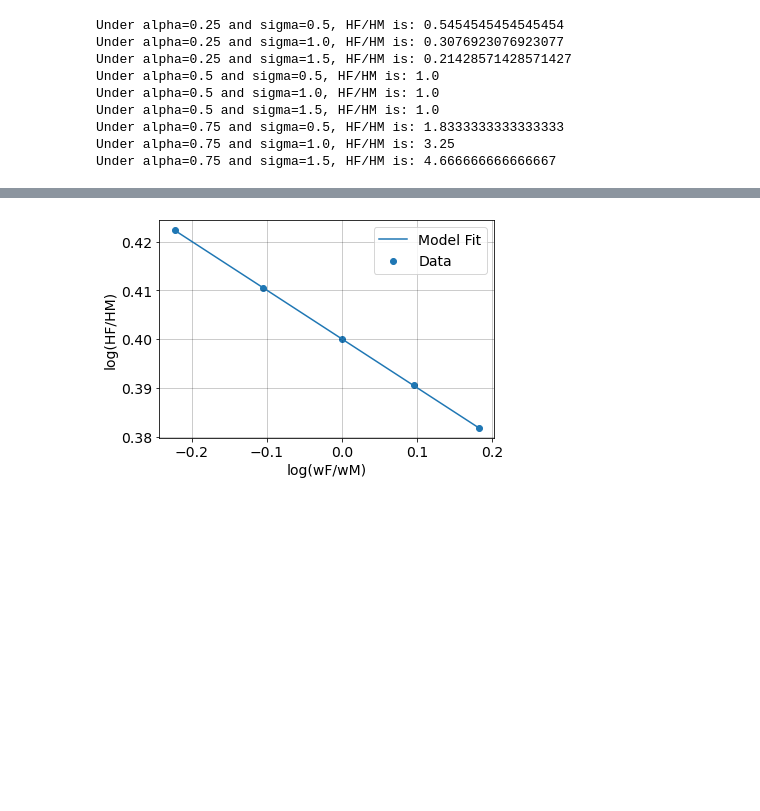
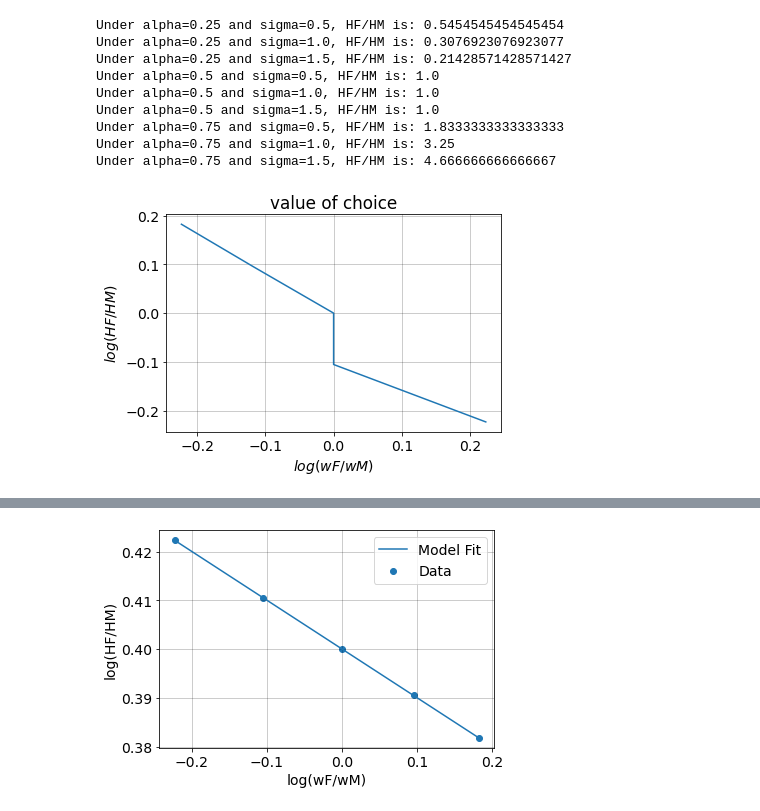
Before and after one commit to NumEconCopenhagen/projects-2023-team-copenhagen, a Jupyter notebook: inauguralproject/Masa.ipynb, the cells around one changed output, grey strips where cells are left out. Drawn from its saved outputs; the diff is of its cells as text; code cells hidden in the pictures; blank space fills up the shorter version.

```diff
--- a/inauguralproject/Masa.ipynb
+++ b/inauguralproject/Masa.ipynb
@@ -199,6 +199,39 @@ Under alpha=0.5 and sigma=1.5, HF/HM is: 1.0
 Under alpha=0.75 and sigma=0.5, HF/HM is: 1.8333333333333333
 Under alpha=0.75 and sigma=1.0, HF/HM is: 3.25
 Under alpha=0.75 and sigma=1.5, HF/HM is: 4.666666666666667
+# %%
+%matplotlib inline
+import matplotlib.pyplot as plt
+
+model = HouseholdSpecializationModelClass()
+
+wF_values = [0.8, 0.9, 1.0, 1.1,1.2]
+log_wF_wM = np.log(np.array(wF_values) / model.par.wM)
+
+for i, wF in enumerate(wF_values):
+    model.par.wF = wF
+    opt = model.solve_discrete()
+    model.sol.LM_vec[i], model.sol.HM_vec[i], model.sol.LF_vec[i], model.sol.HF_vec[i] = opt.LM, opt.HM, opt.LF, opt.HF
+
+log_HF_HM = np.log(model.sol.HF_vec / model.sol.HM_vec)
+
+# Predefine options for all plots
+plt.rcParams.update({"axes.grid":True,"grid.color":"black","grid.alpha":"0.25","grid.linestyle":"-"})
+plt.rcParams.update({'font.size': 14})
+
+# a. create the figure
+fig = plt.figure()
+
+# b. left plot
+ax = fig.add_subplot(1,1,1)
+
+ax.plot(log_HF_HM, log_wF_wM)
+
+ax.set_title('value of choice')
+ax.set_xlabel('$log(HF/HM)$')
+ax.set_ylabel('$log(wF/wM)$');
+# %% [output]
+[figure, added]
 # %%
 %matplotlib inline
 import matplotlib.pyplot as plt
```
Also changed, not shown: parts of 7 cells of this notebook, 2 other files.
